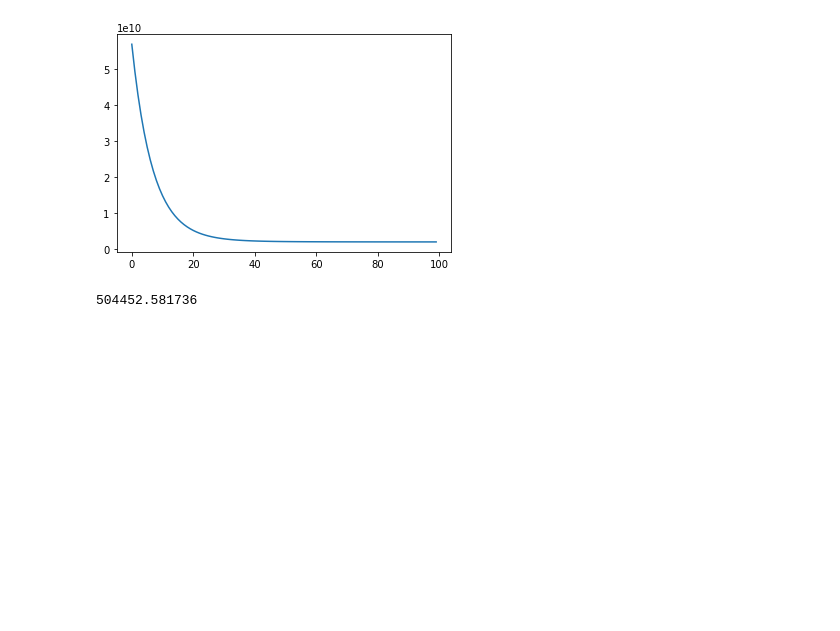
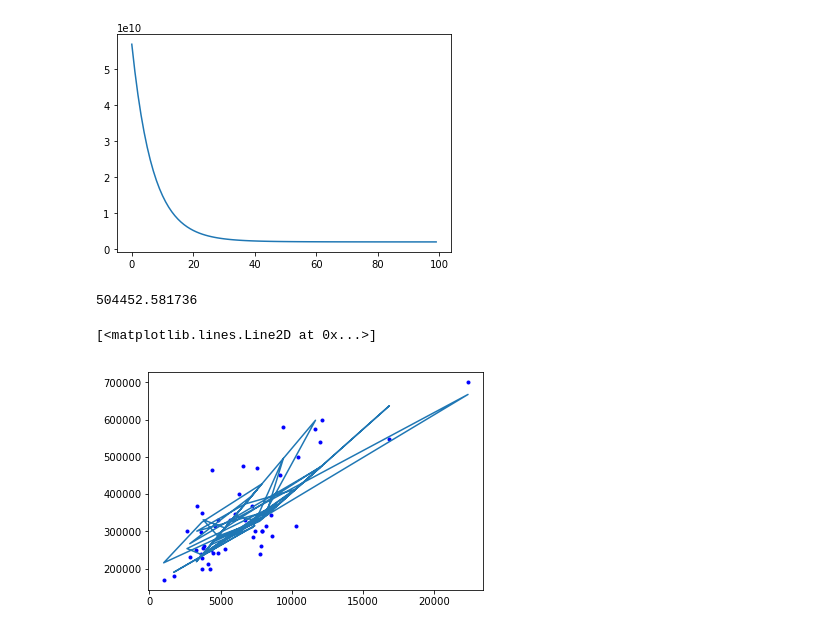
Before and after one commit to abecadel/ml-course-exercises-rewritten, a Jupyter notebook: ex1_multi.ipynb, the cells around one changed output. Saved outputs shown, nothing was run; the diff lists cells and outputs as text; code cells hidden in the pictures; blank space fills up the shorter version.

```diff
--- a/ex1_multi.ipynb
+++ b/ex1_multi.ipynb
@@ -64,3 +64,9 @@ price = np.matmul([1,1.650,3],theta)
 print(price)
 # %% [output]
 504452.581736
+# %%
+plt.plot(ex1data2[:,0]*ex1data2[:,1], ex1data2[:,2], 'b.')
+plt.plot(ex1data2[:,0]*ex1data2[:,1], np.matmul(X, theta))
+# %% [output]
+[<matplotlib.lines.Line2D at 0x...>]
+[figure, added]
```
